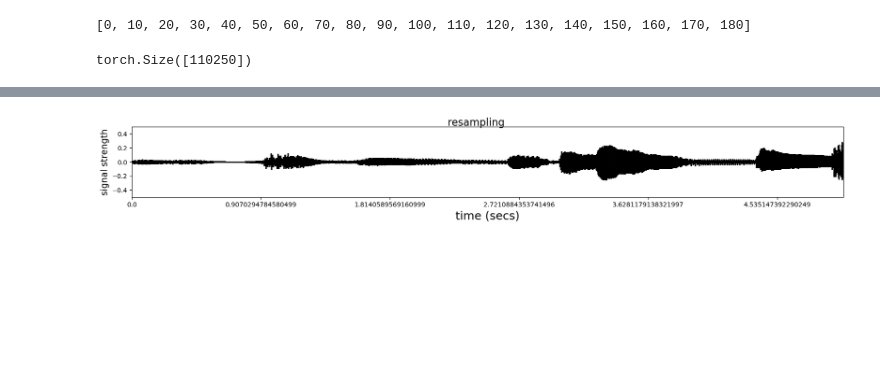
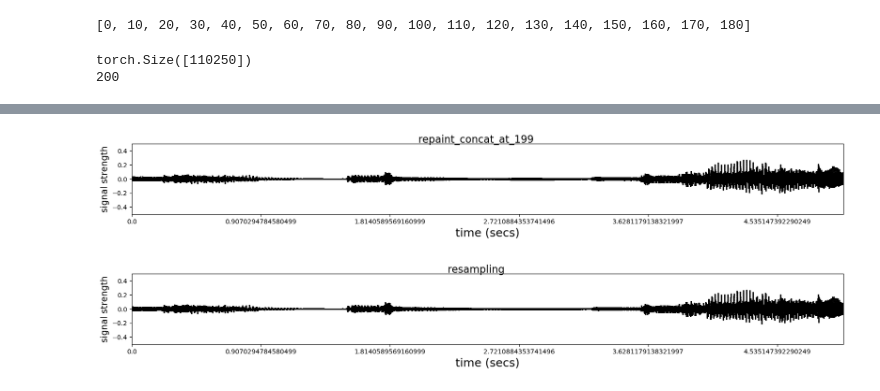
Before and after one commit to Yuze-Wang-RoyAnnd/DDPM_For_Audio, a Jupyter notebook: DDPM_for_Audio/test.ipynb, the cells around one changed output, grey strips where cells are left out. Saved outputs shown, nothing was run; the diff lists cells and outputs as text; code cells hidden in the pictures; blank space fills up the shorter version.

```diff
--- a/DDPM_for_Audio/test.ipynb
+++ b/DDPM_for_Audio/test.ipynb
@@ -8,7 +8,7 @@ import librosa
 import torch
 import soundfile
 
-api_ = {"model_dir": "/Users/roywang/Schools/Project/DDPM_for_Audio/weights"}
+api_ = {"model_dir": "/Users/roywang/Schools/Project/DDPM_for_Audio/third_run"}
 
 model, device = sampling.setup(api_)
 sample_rate = model.params.sample_rate
@@ -71,7 +41,7 @@ torch.Size([330750])
 #display_waveform_raw(signal=new_wav,text='interpolation', sample_rate=sample_rate)
 #display_waveform_raw(signal=new_wav_2,text='resampling', sample_rate=sample_rate)
 # %%
-reference, _ = librosa.load("/Users/roywang/Schools/Project/DDPM_for_Audio/base_2.wav")
+reference, _ = librosa.load("/Users/roywang/Schools/Project/DDPM_for_Audio/base_3.wav")
 display_waveform(reference,text='Original', sample_rate=sample_rate)
 display(Audio(reference,rate=sample_rate))
 reference = torch.tensor(reference.astype(np.float32)).unsqueeze(0).to('mps')
@@ -106,12 +77,16 @@ torch.Size([110250])
 # %%
-new_wav_3 = sampling.resampling_extension(model, reference[:, :88200], device)
+new_wav_3, tgt_th_time = sampling.resampling_extension(model, reference[:, :88200], device, track_history=True)
 new_wav_3 = new_wav_3.squeeze(0).detach().cpu()
 print(new_wav_3.shape)
 #300k steps model
+print(len(tgt_th_time))
+save_as_ani(tgt_th_time, 'repaint_concat', '/Users/roywang/Schools/Project/DDPM_for_Audio/images')
 display_waveform(new_wav_3,text='resampling', sample_rate=sample_rate)
 display(Audio(new_wav_3,rate=sample_rate))
 # %% [output]
 [0, 10, 20, 30, 40, 50, 60, 70, 80, 90, 100, 110, 120, 130, 140, 150, 160, 170, 180]
 torch.Size([110250])
+200
 [interactive output not drawn]
-[figure, old version]
+[figure, new version]
+[figure, added]
```
Also changed, not shown: parts of 8 cells of this notebook, 31 other files.
